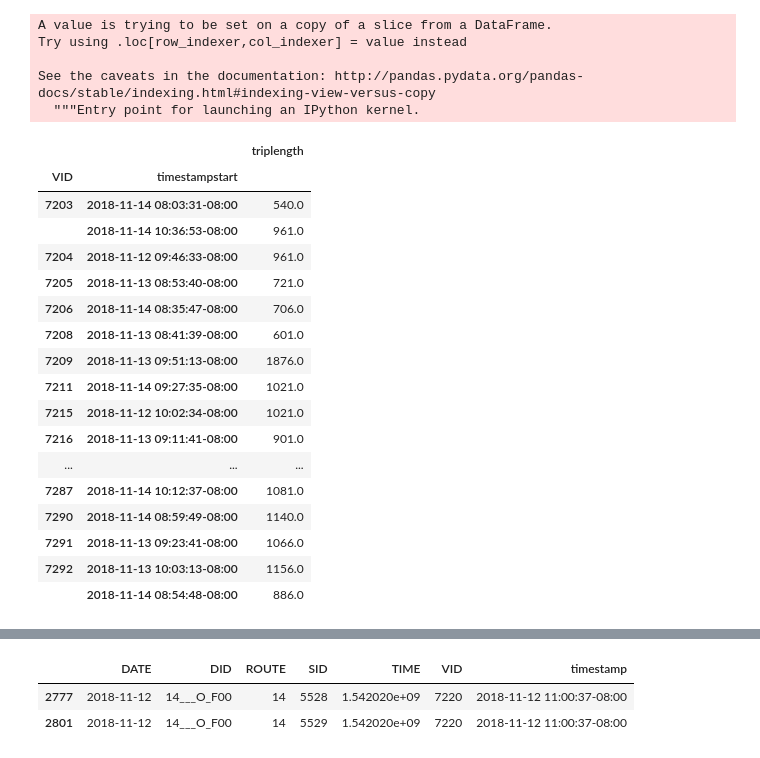
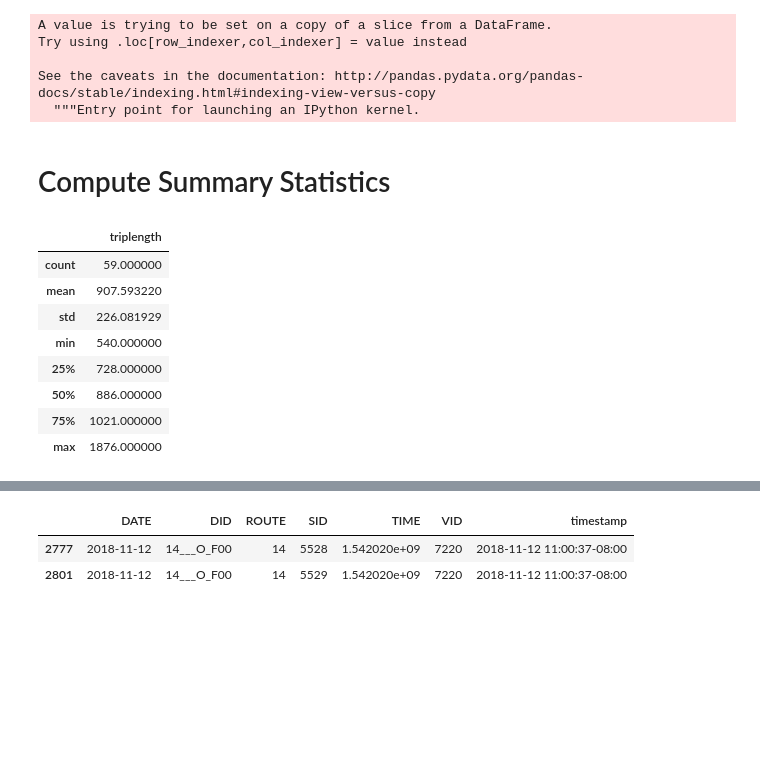
Before and after one commit to trynmaps/opentransit-metrics, a Jupyter notebook: mykelu/getroutes.ipynb, the cells around one changed output, grey strips where cells are left out. Cells and saved outputs as stored; diff of their text form; code cells hidden in the pictures; blank space fills up the shorter version.

```diff
--- a/mykelu/getroutes.ipynb
+++ b/mykelu/getroutes.ipynb
@@ -46,23 +49,18 @@ Try using .loc[row_indexer,col_indexer] = value instead
 See the caveats in the documentation: http://pandas.pydata.org/pandas-docs/stable/indexing.html#indexing-view-versus-copy
   """Entry point for launching an IPython kernel.
 # %%
-sample_trips.pivot_table(values = ['triplength'], index = ['VID', 'timestampstart'], aggfunc = np.min)
+trip_times = sample_trips.pivot_table(values = ['triplength'], index = ['VID', 'timestampstart'], aggfunc = np.min)
-# %% [output]
-|  |  | triplength |
-| VID | timestampstart |  |
-| 7203 | 2018-11-14 08:03:31-08:00 | 540.0 |
-|  | 2018-11-14 10:36:53-08:00 | 961.0 |
-| 7204 | 2018-11-12 09:46:33-08:00 | 961.0 |
-| 7205 | 2018-11-13 08:53:40-08:00 | 721.0 |
-| 7206 | 2018-11-14 08:35:47-08:00 | 706.0 |
-| 7208 | 2018-11-13 08:41:39-08:00 | 601.0 |
-| 7209 | 2018-11-13 09:51:13-08:00 | 1876.0 |
-| 7211 | 2018-11-14 09:27:35-08:00 | 1021.0 |
-| 7215 | 2018-11-12 10:02:34-08:00 | 1021.0 |
-| 7216 | 2018-11-13 09:11:41-08:00 | 901.0 |
-| ... | ... | ... |
-| 7287 | 2018-11-14 10:12:37-08:00 | 1081.0 |
-| 7290 | 2018-11-14 08:59:49-08:00 | 1140.0 |
-| 7291 | 2018-11-13 09:23:41-08:00 | 1066.0 |
-| 7292 | 2018-11-13 10:03:13-08:00 | 1156.0 |
-|  | 2018-11-14 08:54:48-08:00 | 886.0 |
+# %% [markdown]
+# Compute Summary Statistics
+# %%
+trip_times.describe()
+# %% [output]
+|  | triplength |
+| count | 59.000000 |
+| mean | 907.593220 |
+| std | 226.081929 |
+| min | 540.000000 |
+| 25% | 728.000000 |
+| 50% | 886.000000 |
+| 75% | 1021.000000 |
+| max | 1876.000000 |
```
Also changed, not shown: parts of 17 cells of this notebook, 3 other files.
